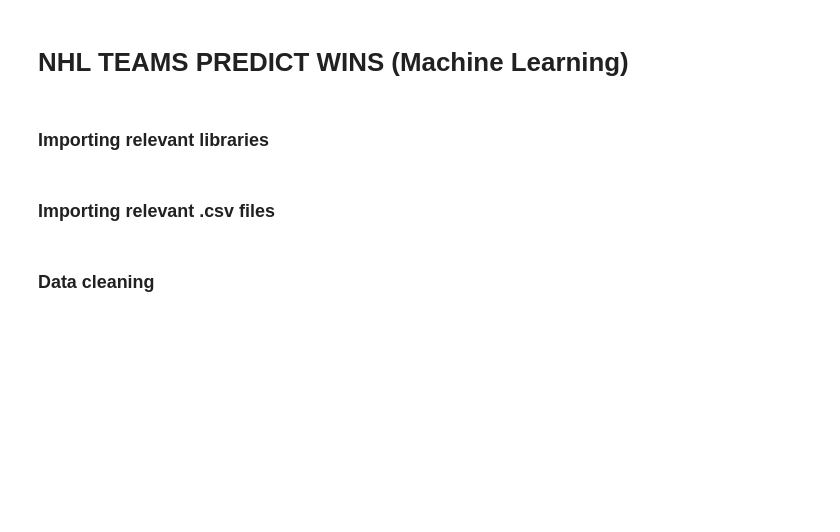
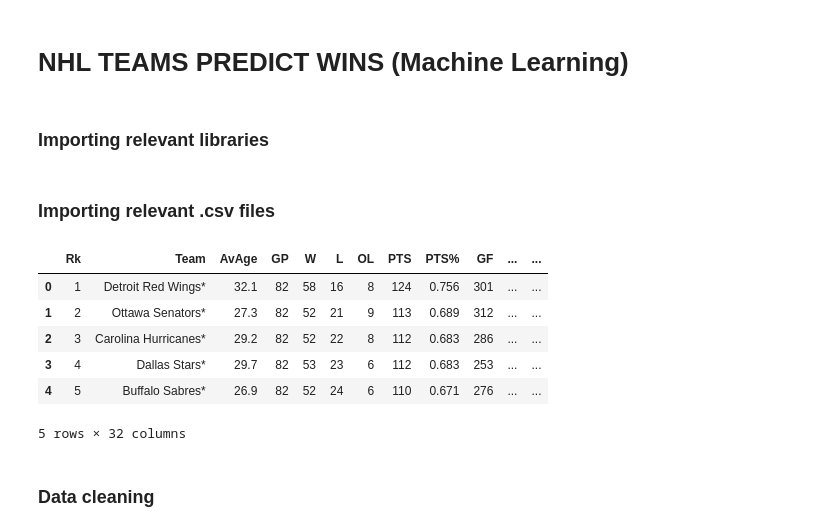
Before and after one commit to joelejchental/Portfolio---Data-Science, a Jupyter notebook: NHL Predict Wins - Machine Learning.ipynb, the cells around one changed output. Drawn from its saved outputs; the diff is of its cells as text; code cells hidden in the pictures; blank space fills up the shorter version.

```diff
--- a/NHL Predict Wins - Machine Learning.ipynb
+++ b/NHL Predict Wins - Machine Learning.ipynb
@@ -26,7 +26,16 @@ from sklearn.gaussian_process import GaussianProcessRegressor
 # %%
 #import data set containing NHL team statistics from 2005-2022
 # remove first row due to unrelevant info to model
 team_stats = pd.read_csv("C:/Users/joele/OneDrive/Documents/Data Science/Portfolio/NHL_Team_Statistics_2000-2021.csv", skiprows=1)
+team_stats.head()
+# %% [output]
+|  | Rk | Team | AvAge | GP | W | L | OL | PTS | PTS% | GF | ... | ... |
+| 0 | 1 | Detroit Red Wings* | 32.1 | 82 | 58 | 16 | 8 | 124 | 0.756 | 301 | ... | ... |
+| 1 | 2 | Ottawa Senators* | 27.3 | 82 | 52 | 21 | 9 | 113 | 0.689 | 312 | ... | ... |
+| 2 | 3 | Carolina Hurricanes* | 29.2 | 82 | 52 | 22 | 8 | 112 | 0.683 | 286 | ... | ... |
+| 3 | 4 | Dallas Stars* | 29.7 | 82 | 53 | 23 | 6 | 112 | 0.683 | 253 | ... | ... |
+| 4 | 5 | Buffalo Sabres* | 26.9 | 82 | 52 | 24 | 6 | 110 | 0.671 | 276 | ... | ... |
+5 rows × 32 columns
 # %% [markdown]
 ### Data cleaning
 # %%
```
Also changed, not shown: parts of 7 cells of this notebook.
